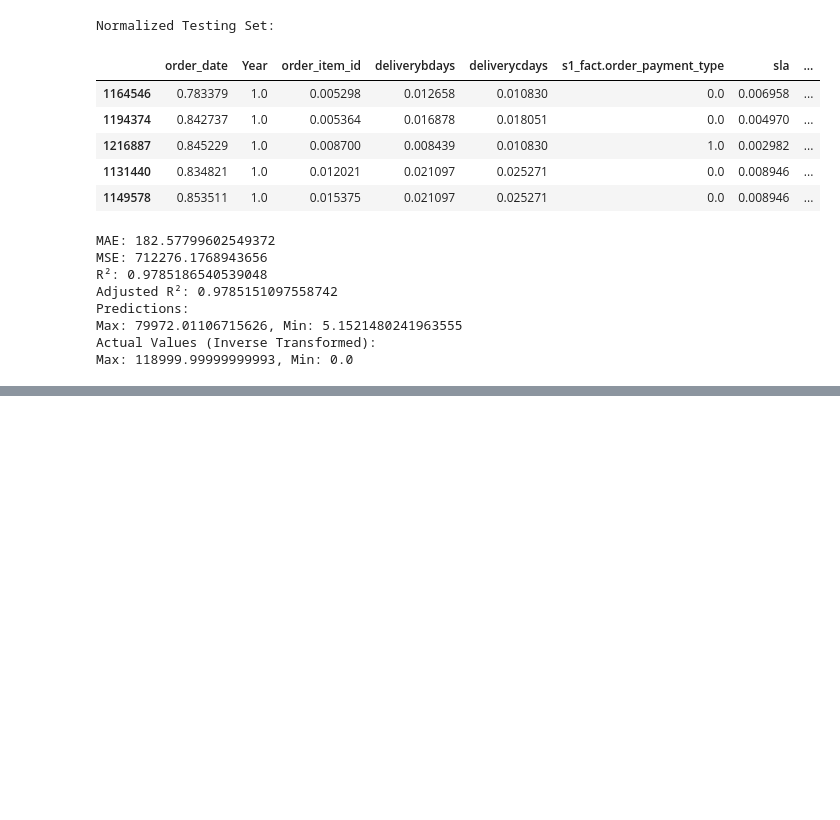
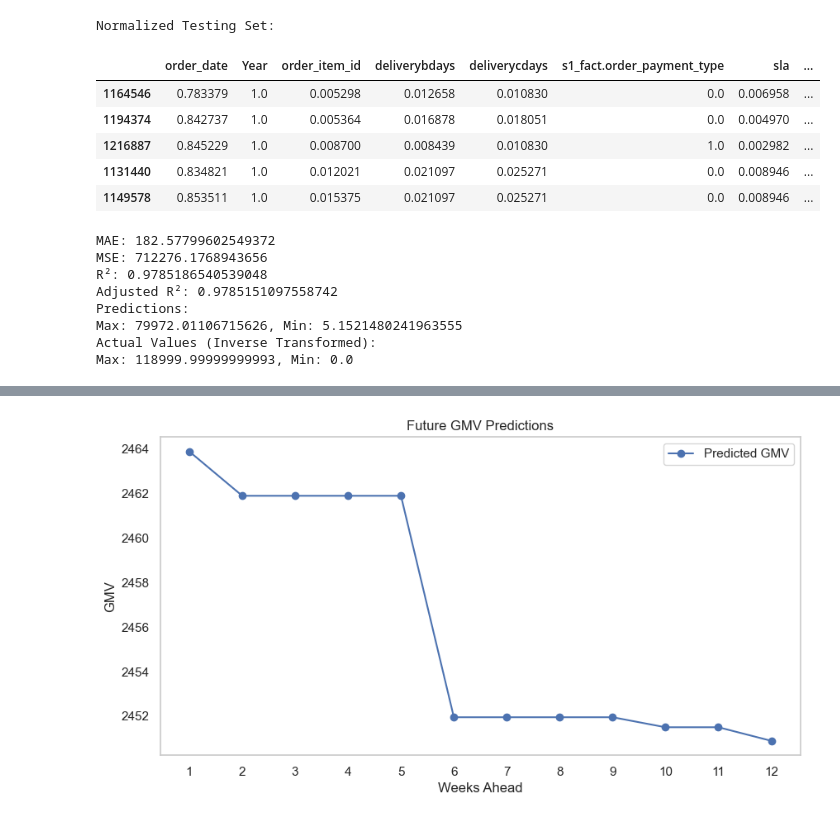
Before and after one commit to sanjayravichander/E-Commerce-Analysis-of-GMV, a Jupyter notebook: research.ipynb, the cells around one changed output, grey strips where cells are left out. Saved outputs shown, nothing was run; the diff lists cells and outputs as text; code cells hidden in the pictures; blank space fills up the shorter version.

```diff
--- a/research.ipynb
+++ b/research.ipynb
@@ -1068,0 +1423,64 @@ ce_df.shape
+# %%
+def predict_future_gmv(model, num_weeks, last_data_point, label_encoder, feature_names):
+    # Create a list to hold future data
+    future_data = []
+
+    # Get the last week number and month from the last data point
+    last_week_number = last_data_point['week_number']
+    last_month = last_data_point['month']
+
+    for i in range(1, num_weeks + 1):
+        # Generate new week number and month
+        new_week_number = last_week_number + i
+        new_month = (last_month + (new_week_number // 52)) % 12 or 12  # Adjust for month
+
+        # Prepare new input data
+        new_data = {
+            'week_number': new_week_number,
+            'month': new_month,
+            'product_analytic_sub_category_encoded': last_data_point['product_analytic_sub_category_encoded'],
+            's1_fact.order_payment_type_encoded': last_data_point['s1_fact.order_payment_type_encoded'],
+            'deliverybdays': last_data_point['deliverybdays'],  # Use the last known values
+            'deliverycdays': last_data_point['deliverycdays'],  # Use the last known values
+            'product_mrp': last_data_point['product_mrp'],  # Use the last known values
+            # Add lag features if they were part of the model
+            'gmv_lag1': last_data_point['gmv_lag1'],
+            'gmv_lag2': last_data_point['gmv_lag2'],
+            'gmv_lag3': last_data_point['gmv_lag3'],
+            'gmv_rolling_avg': last_data_point['gmv_rolling_avg'],
+            'order_item_id': last_data_point['order_item_id']  # Use the last known value
+        }
+        future_data.append(new_data)
+
+    # Convert the future data to DataFrame
+    future_df = pd.DataFrame(future_data)
+
+    # Ensure future_df has the same feature names and order as X
+    future_df = future_df[feature_names]
+
+    # Make predictions
+    future_predictions = model.predict(future_df)
+
+    return future_predictions
+
+# Get feature names used in the training model
+feature_names = X.columns.tolist()
+
+# Example usage
+num_weeks_to_predict = 12  # You can get this from user input
+last_data_point = X.iloc[-1]  # Get the last row of your features
+future_predictions = predict_future_gmv(model_ran, num_weeks_to_predict, last_data_point, label_encoder, feature_names)
+
+# Visualize the results
+weeks = np.arange(1, num_weeks_to_predict + 1)
+plt.figure(figsize=(10, 5))
+plt.plot(weeks, future_predictions, marker='o', label='Predicted GMV')
+plt.title('Future GMV Predictions')
+plt.xlabel('Weeks Ahead')
+plt.ylabel('GMV')
+plt.xticks(weeks)
+plt.legend()
+plt.grid()
+plt.show()
+# %% [output]
+[figure, added]
```
Also changed, not shown: parts of 39 cells of this notebook.
